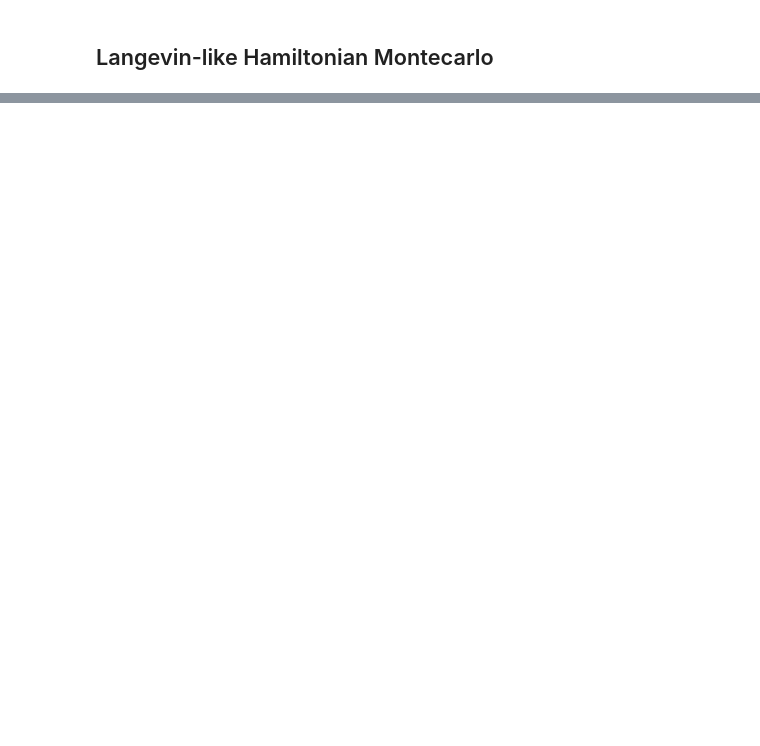
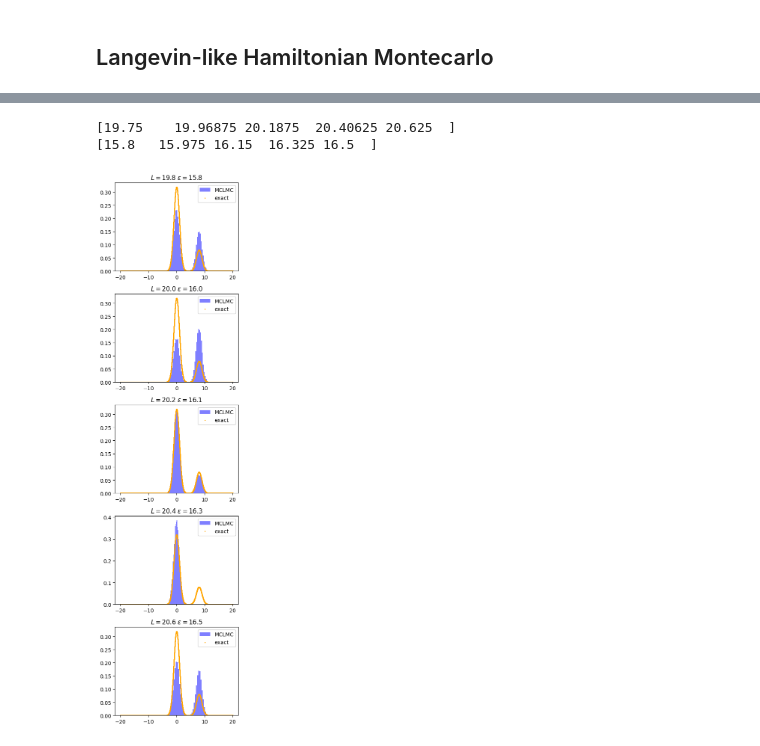
Before and after one commit to GiancarloSaran/MCHMC, a Jupyter notebook: main.ipynb, the cells around one changed output, grey strips where cells are left out. Saved outputs shown, nothing was run; the diff lists cells and outputs as text; code cells hidden in the pictures; blank space fills up the shorter version.

```diff
--- a/main.ipynb
+++ b/main.ipynb
@@ -195,0 +262,41 @@ plt.show()
+# %%
+N_grid = 5
+N_samples = 25000
+dim = 250
+eps = np.linspace(15.8, 16.5, N_grid)
+L = 1.25*eps
+print(L)
+print(eps)
+# %% [output]
+[19.75    19.96875 20.1875  20.40625 20.625  ]
+[15.8   15.975 16.15  16.325 16.5  ]
+# %%
+gfig, gax = plt.subplots(N_grid, figsize=(4, 3*N_grid))
+records = []
+for i in range(len(eps)):
+    e = eps[i]
+    l = L[i]
+    gax[i].set_title(rf'$L = {l:.1f}$ $\epsilon = {e:.1f}$')
+    try:
+        X, *_ = MCHMC.MCHMC_bounces(d=dim, N=N_samples, L=l, epsilon=e, fn=funct.bimodal)
+    except ValueError:
+        print('CUDA gradient calculation diverges')
+    else:
+        X = X.to("cpu").detach().numpy()
+        x = np.linspace(-20, 20, 10000)
+        record = {}
+        record['L'] = l
+        record['epsilon'] = e
+        gax[i].hist(X[:,0], density=True, alpha=0.5, bins=50, color='blue', label='MCLMC')
+        gax[i].scatter(x, funct.bimodal(x).to("cpu").numpy(), color='orange', s=1, label='exact')
+        gax[i].legend()
+        #compute mean, stdev
+        record['mean'] = X[:, 0].mean()
+        record['std'] = X[:, 0].std()
+        #Other metrics??
+        records.append(record)
+plt.tight_layout()
+plt.savefig('grid.svg')
+plt.show()
+# %% [output]
+[figure, added]
```
Also changed, not shown: parts of 23 cells of this notebook, 5 other files.
